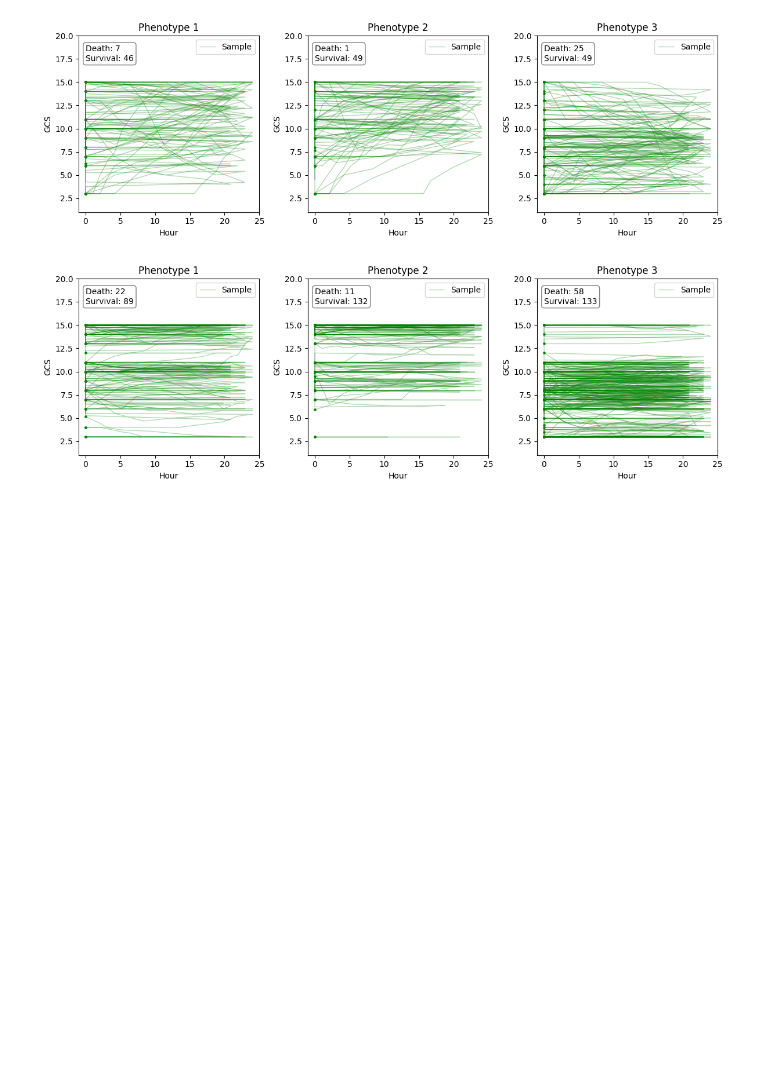
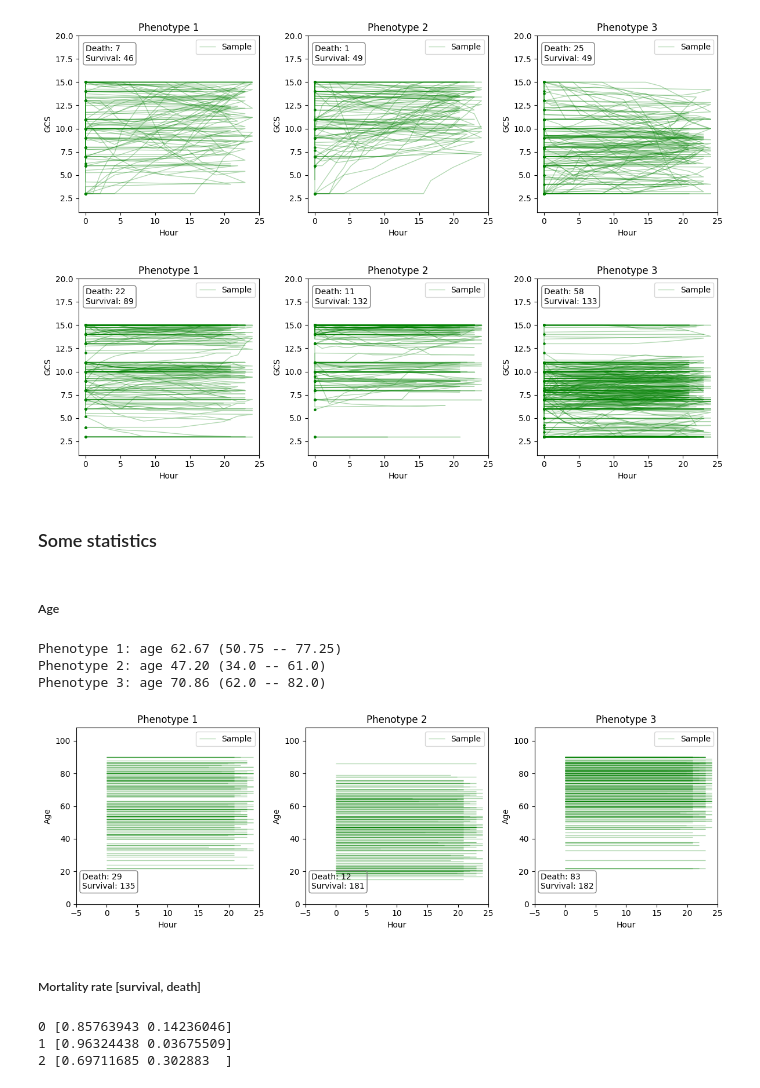
Before and after one commit to yvchao/tphenotype, a Jupyter notebook: notebooks/appendix/experiment_icu.ipynb, the cells around one changed output. Cells and saved outputs as stored; diff of their text form; code cells hidden in the pictures; blank space fills up the shorter version.

```diff
--- a/notebooks/appendix/experiment_icu.ipynb
+++ b/notebooks/appendix/experiment_icu.ipynb
@@ -241,3 +241,62 @@ os.makedirs('figures', exist_ok=True)
 fig.savefig('figures/Physionet-stable.pdf')
 # %% [output]
 [figure]
+# %% [markdown]
+### Some statistics
+# %% [markdown]
+##### Age
+# %%
+variable_name = 'Age'
+[idx], = np.where(feat_list==variable_name)
+f = x_orig[:,:,idx].copy()
+t_max = np.max(t, axis=-1, keepdims=True)
+t_sync = t - t_max + np.max(t_max)
+mask = range_mask
+
+y_min, y_max = 1.2*np.min(f),1.2*np.max(f)
+#y_min, y_max = -6,6
+#f = f/(f.max(axis=-1,keepdims=True)+1e-10)
+f[mask==0] = np.nan
+t_scale=24
+fig, axs = plt.subplots(nrows=1, ncols=3, figsize=(4*3,4))
+for i,c in enumerate(range(K)):
+    ax = axs[i]
+    idx, = np.where(c_label==c)
+    num_death = (y_true[idx]==1).sum()
+
+    text = f'Death: {num_death:d}\nSurvival: {len(idx)-num_death:d}'
+
+    ax.text(-4,19,text,va='top',ha='left',bbox=dict(facecolor='none', edgecolor='grey', boxstyle='round'))
+
+    t1 = t[idx]*t_scale
+    x1 = f[idx]
+    low,high = np.quantile(x1[:,0],0.25),np.quantile(x1[:,0],0.75)
+    mean = np.mean(x1[:,0])
+    print(f'Phenotype {c+1}: age {mean:.2f} ({low} -- {high})')
+
+    line_segments = LineCollection([np.column_stack([ti, xi]) for ti,xi in zip(t1,x1)],color='green',alpha=0.3, linewidth=1,label='Sample')
+    ax.add_collection(line_segments)
+
+
+    ax.set_ylim([y_min, y_max])
+    ax.set_xlim([-5, 25])
+    ax.set_ylabel(variable_name)
+    ax.set_xlabel('Hour')
+    ax.set_title(f'Phenotype {c+1}')
+    ax.legend()
+fig.tight_layout()
+# %% [output]
+Phenotype 1: age 62.67 (50.75 -- 77.25)
+Phenotype 2: age 47.20 (34.0 -- 61.0)
+Phenotype 3: age 70.86 (62.0 -- 82.0)
+[figure, added]
+# %% [markdown]
+##### Mortality rate [survival, death]
+# %%
+for k in range(K):
+    prob=TPhenotype.cls.kmeans.get_cluster(k)['p']
+    print(k,prob)
+# %% [output]
+0 [0.85763943 0.14236046]
+1 [0.96324438 0.03675509]
+2 [0.69711685 0.302883  ]
```
